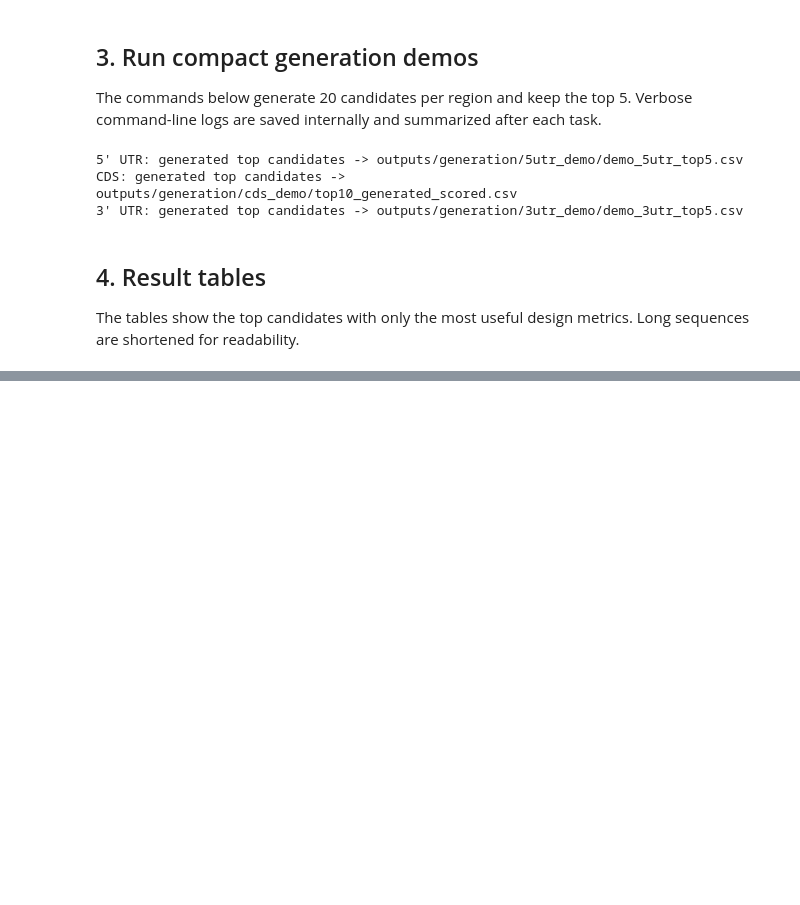
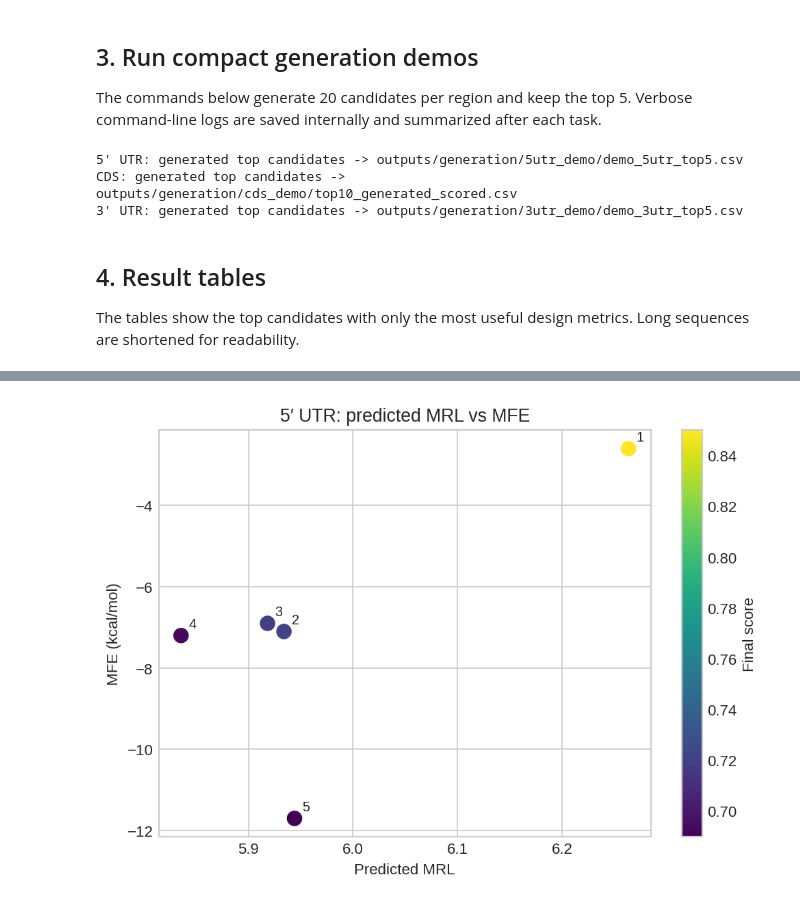
Before and after one commit to xiaoshaziydy/mrose, a Jupyter notebook: docs/notebooks/mROSE_generation_demo.ipynb, the cells around one changed output, grey strips where cells are left out. Cells and saved outputs as stored; diff of their text form; code cells hidden in the pictures; blank space fills up the shorter version.

Commit message:
Update generation demo visualizations

```diff
--- a/docs/notebooks/mROSE_generation_demo.ipynb
+++ b/docs/notebooks/mROSE_generation_demo.ipynb
@@ -242,22 +211,0 @@ plt.show()
-# %%
-fig, ax = plt.subplots(figsize=(7.6, 4.6))
-for region, table in summary.groupby("region", sort=False):
-    scatter = ax.scatter(
-        table["gc"],
-        table["mfe"],
-        s=90 + 30 * (6 - table["rank"]),
-        color=colors[region],
-        label=region,
-        alpha=0.85,
-        edgecolor="white",
-        linewidth=0.8,
-    )
-    for _, row in table.iterrows():
-        ax.annotate(int(row["rank"]), (row["gc"], row["mfe"]), textcoords="offset points", xytext=(4, 4), fontsize=8)
-ax.axvspan(0.40, 0.65, color="#d8ead3", alpha=0.25, label="GC 40-65%")
-ax.set_xlabel("GC fraction")
-ax.set_ylabel("MFE (kcal/mol)")
-ax.set_title("GC content and folding energy of top candidates")
-ax.legend(frameon=True, loc="best")
-fig.tight_layout()
-plt.show()
@@ -294,0 +216,25 @@ CDS: outputs/generation/cds_demo/top10_generated_scored.csv
+# %%
+plt.style.use("seaborn-v0_8-whitegrid")
+colors = {"5' UTR": "#1b9e77", "CDS": "#386cb0", "3' UTR": "#f28e2b"}
+
+five_utr = summary[summary["region"] == "5' UTR"].copy()
+fig, ax = plt.subplots(figsize=(6.4, 4.6))
+points = ax.scatter(
+    five_utr["primary_metric"],
+    five_utr["mfe"],
+    c=five_utr["final_score"],
+    cmap="viridis",
+    s=120,
+    edgecolor="white",
+    linewidth=0.8,
+)
+for _, row in five_utr.iterrows():
+    ax.annotate(int(row["rank"]), (row["primary_metric"], row["mfe"]), textcoords="offset points", xytext=(5, 5), fontsize=9)
+ax.set_xlabel("Predicted MRL")
+ax.set_ylabel("MFE (kcal/mol)")
+ax.set_title("5′ UTR: predicted MRL vs MFE")
+fig.colorbar(points, ax=ax, label="Final score")
+fig.tight_layout()
+plt.show()
+# %% [output]
+[figure, added]
```
Also changed, not shown: parts of 14 cells of this notebook, 1 other file.
